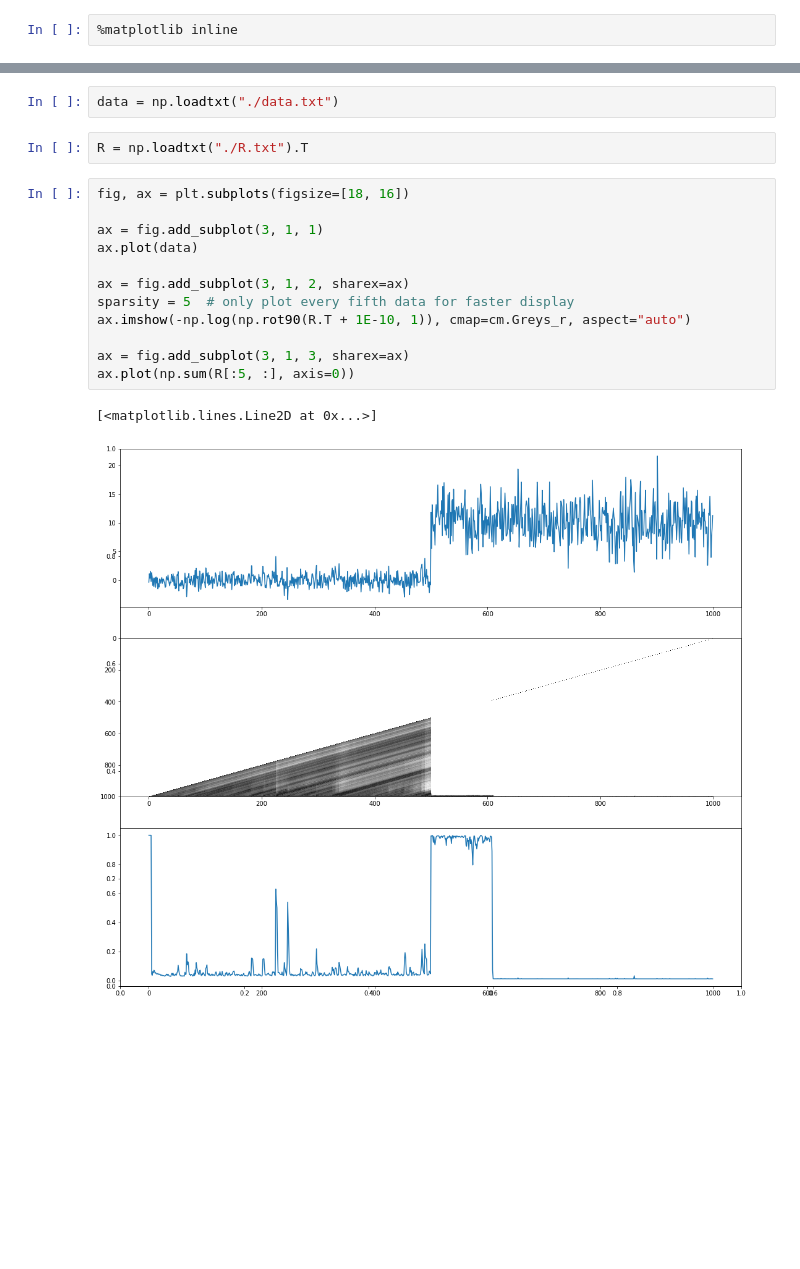
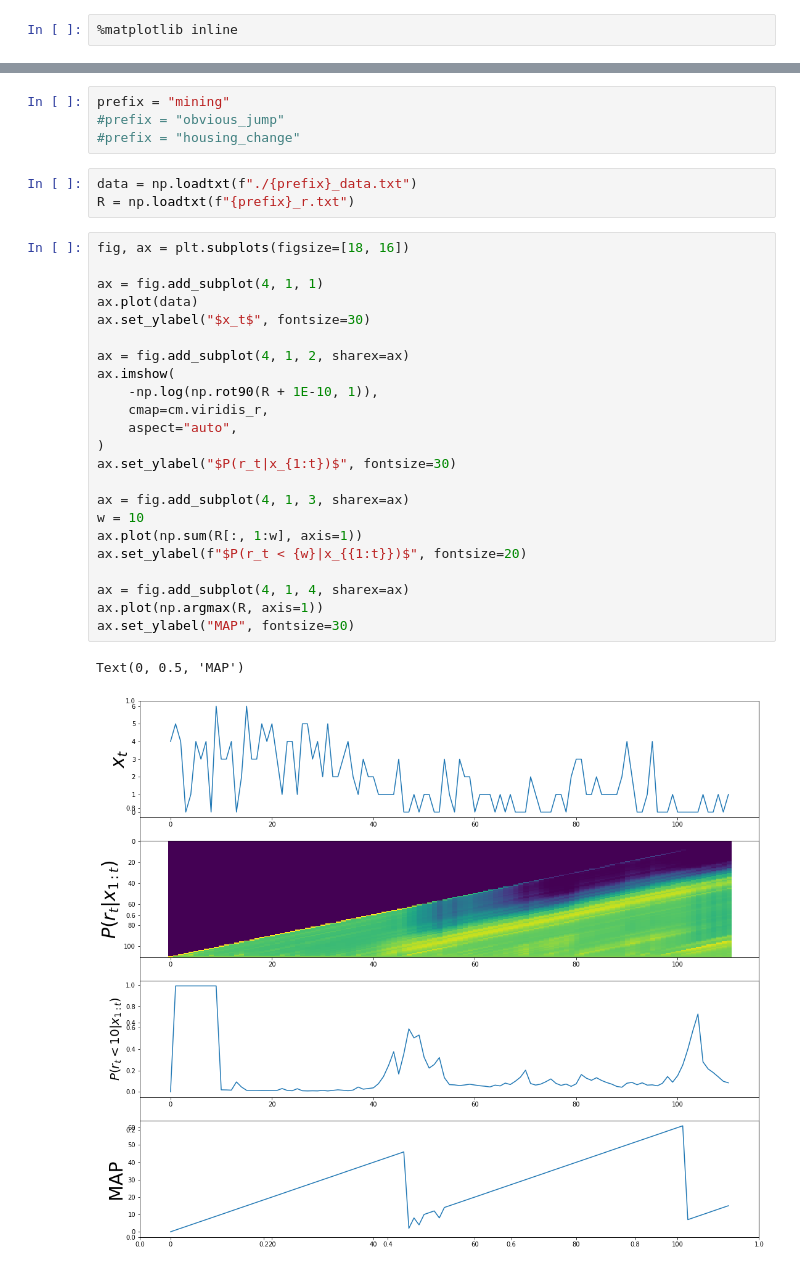
Before and after one commit to promised-ai/changepoint, a Jupyter notebook: Analysis.ipynb, the cells around one changed output, grey strips where cells are left out. Drawn from its saved outputs; the diff is of its cells as text; blank space fills up the shorter version.

```diff
--- a/Analysis.ipynb
+++ b/Analysis.ipynb
@@ -6,19 +7,33 @@ import matplotlib.cm as cm
-# %%
-data = np.loadtxt("./data.txt")
-# %%
-R = np.loadtxt("./R.txt").T
+# %%
+prefix = "mining"
+#prefix = "obvious_jump"
+#prefix = "housing_change"
+# %%
+data = np.loadtxt(f"./{prefix}_data.txt")
+R = np.loadtxt(f"{prefix}_r.txt")
 # %%
 fig, ax = plt.subplots(figsize=[18, 16])
 
-ax = fig.add_subplot(3, 1, 1)
+ax = fig.add_subplot(4, 1, 1)
 ax.plot(data)
+ax.set_ylabel("$x_t$", fontsize=30)
 
-ax = fig.add_subplot(3, 1, 2, sharex=ax)
-sparsity = 5  # only plot every fifth data for faster display
-ax.imshow(-np.log(np.rot90(R.T + 1E-10, 1)), cmap=cm.Greys_r, aspect="auto")
+ax = fig.add_subplot(4, 1, 2, sharex=ax)
+ax.imshow(
+    -np.log(np.rot90(R + 1E-10, 1)),
+    cmap=cm.viridis_r,
+    aspect="auto",
+)
+ax.set_ylabel("$P(r_t|x_{1:t})$", fontsize=30)
 
-ax = fig.add_subplot(3, 1, 3, sharex=ax)
-ax.plot(np.sum(R[:5, :], axis=0))
+ax = fig.add_subplot(4, 1, 3, sharex=ax)
+w = 10
+ax.plot(np.sum(R[:, 1:w], axis=1))
+ax.set_ylabel(f"$P(r_t < {w}|x_{{1:t}})$", fontsize=20)
+
+ax = fig.add_subplot(4, 1, 4, sharex=ax)
+ax.plot(np.argmax(R, axis=1))
+ax.set_ylabel("MAP", fontsize=30)
 # %% [output]
-[<matplotlib.lines.Line2D at 0x...>]
+Text(0, 0.5, 'MAP')
-[figure, old version]
+[figure, new version]
```
Also changed, not shown: parts of 3 cells of this notebook, 7 other files.
